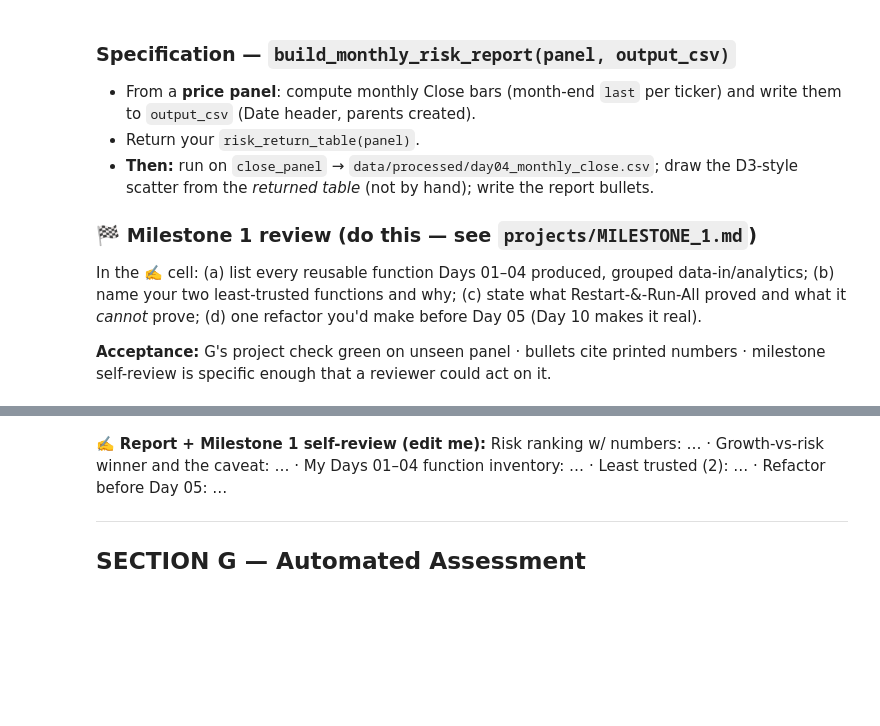
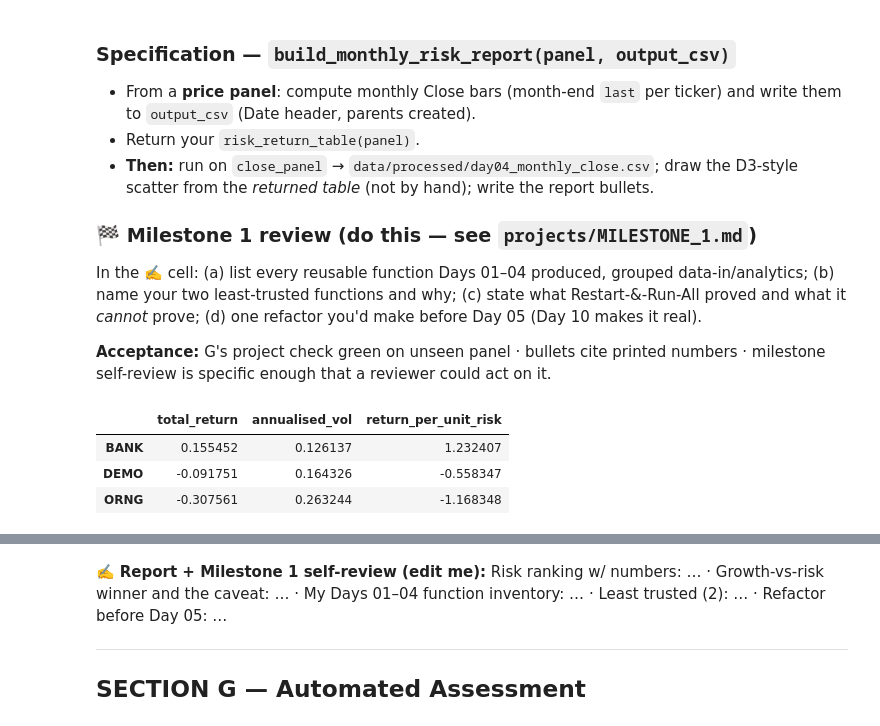
Before and after one commit to muvandii/PyTrades, a Jupyter notebook: notebooks/Day_04_Resampling_and_First_Risk_Numbers.ipynb, the cells around one changed output, grey strips where cells are left out. Cells and saved outputs as stored; diff of their text form; code cells hidden in the pictures; blank space fills up the shorter version.

```diff
--- a/notebooks/Day_04_Resampling_and_First_Risk_Numbers.ipynb
+++ b/notebooks/Day_04_Resampling_and_First_Risk_Numbers.ipynb
@@ -213,7 +307,11 @@ def annualised_volatility(prices, periods_per_year=252):
     sample std (ddof=1), scaled by sqrt(periods_per_year). NaNs in prices are dropped
     via the returns. Fewer than 3 valid prices -> ValueError. Return float.'''
     # TODO (your Ex 2 is allowed - composition is a virtue)
-    pass
+    if prices.shape[0] < 3:
+        raise ValueError("not enoudg data")
+    rets = prices.pct_change().dropna()
+    vol = rets.std(ddof=1)
+    return vol * np.sqrt(periods_per_year)
 # %% [markdown]
 <details><summary>Hint 1 — concept</summary>Prices → returns → σ → ×√periods. Four moves; the buggy version botched moves 1 and 4.</details>
 <details><summary>Hint 3 — clue</summary>`prices.dropna()` before `pct_change` stops BANK's leading NaNs manufacturing fake returns across the gap; then drop the first NaN return. Tests use a 4-price series with hand-computable returns and periods_per_year=12.</details>
@@ -227,7 +325,17 @@ def risk_return_table(panel, periods_per_year=252):
         return_per_unit_risk total_return / annualised_vol   (crude - Day 09 will do better)
     Sorted by return_per_unit_risk DESCENDING.'''
     # TODO
-    pass
+    rets = panel.pct_change().dropna()
+    df = pd.DataFrame()
+    df.index = panel.columns
+    for col in panel.columns:
+        df.loc[col, "total_return"] = (1 + rets[col].dropna()).prod() - 1
+        df.loc[col, "annualised_vol"] = annualised_volatility(panel[col])
+        if df.loc[col, "annualised_vol"] != 0 or df.loc[col, "total_return"] != 0:
+            df.loc[col, "return_per_unit_risk"] = df.loc[col, "total_return"] / df.loc[col, "annualised_vol"]
+        else:
+            df.loc[col, "return_per_unit_risk"] = 0
+    return df.sort_values(by="return_per_unit_risk", ascending=False)
 # %% [markdown]
 <details><summary>Hint 1 — concept</summary>D3, productised per ticker. The sort key is a deliberately crude reward-to-risk ratio — you'll critique it in H5.</details>
 <details><summary>Hint 2 — approach</summary>Per column: slice first→last valid for total return; reuse Ex 4 for vol; assemble and sort. All-NaN/short columns will surface Ex 4's ValueError — correct behaviour.</details>
@@ -252,3 +364,10 @@ def build_monthly_risk_report(panel, output_csv):
+# %%
+risk_return_table(close_panel)
+# %% [output]
+|  | total_return | annualised_vol | return_per_unit_risk |
+| BANK | 0.155452 | 0.126137 | 1.232407 |
+| DEMO | -0.091751 | 0.164326 | -0.558347 |
+| ORNG | -0.307561 | 0.263244 | -1.168348 |
 # %%
 # SECTION F (apply)
 risk_table = build_monthly_risk_report(close_panel, PROCESSED / "day04_monthly_close.csv")
```
Also changed, not shown: parts of 19 cells of this notebook, 1 other file.
